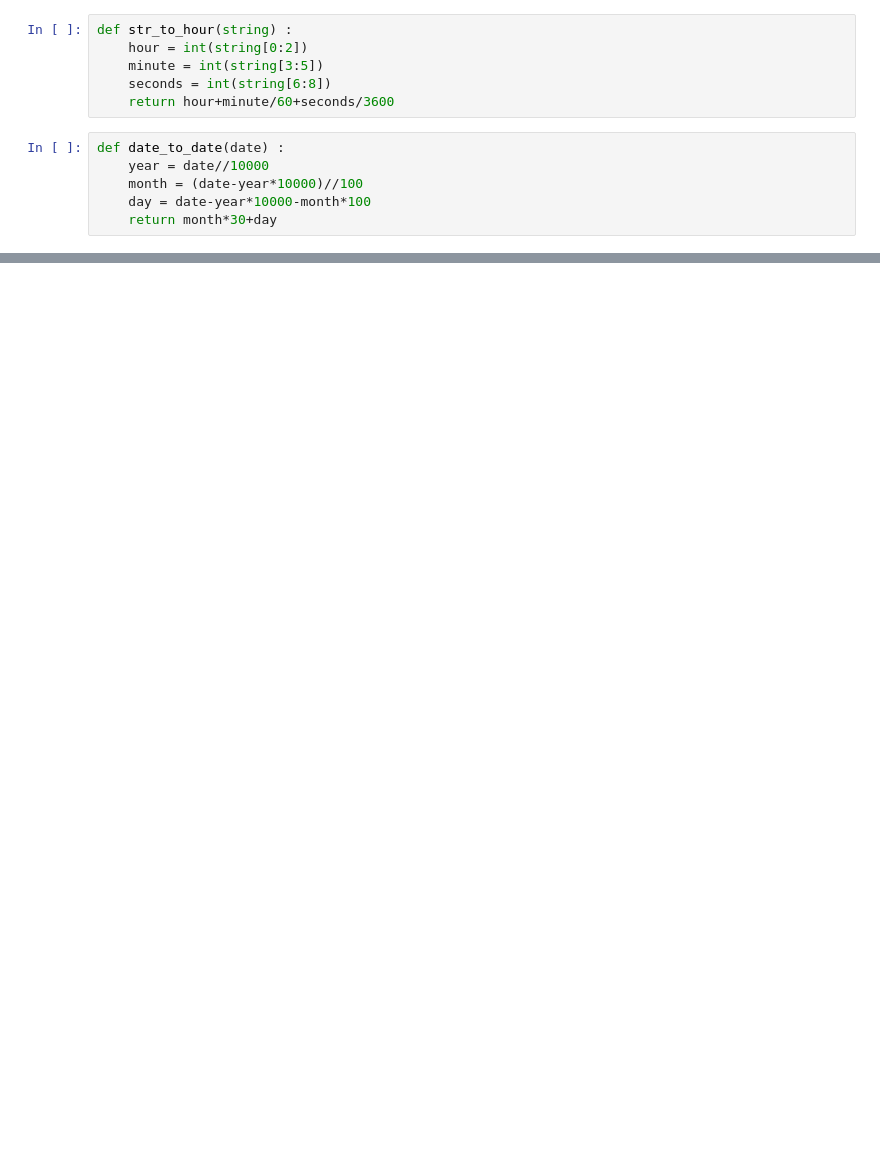
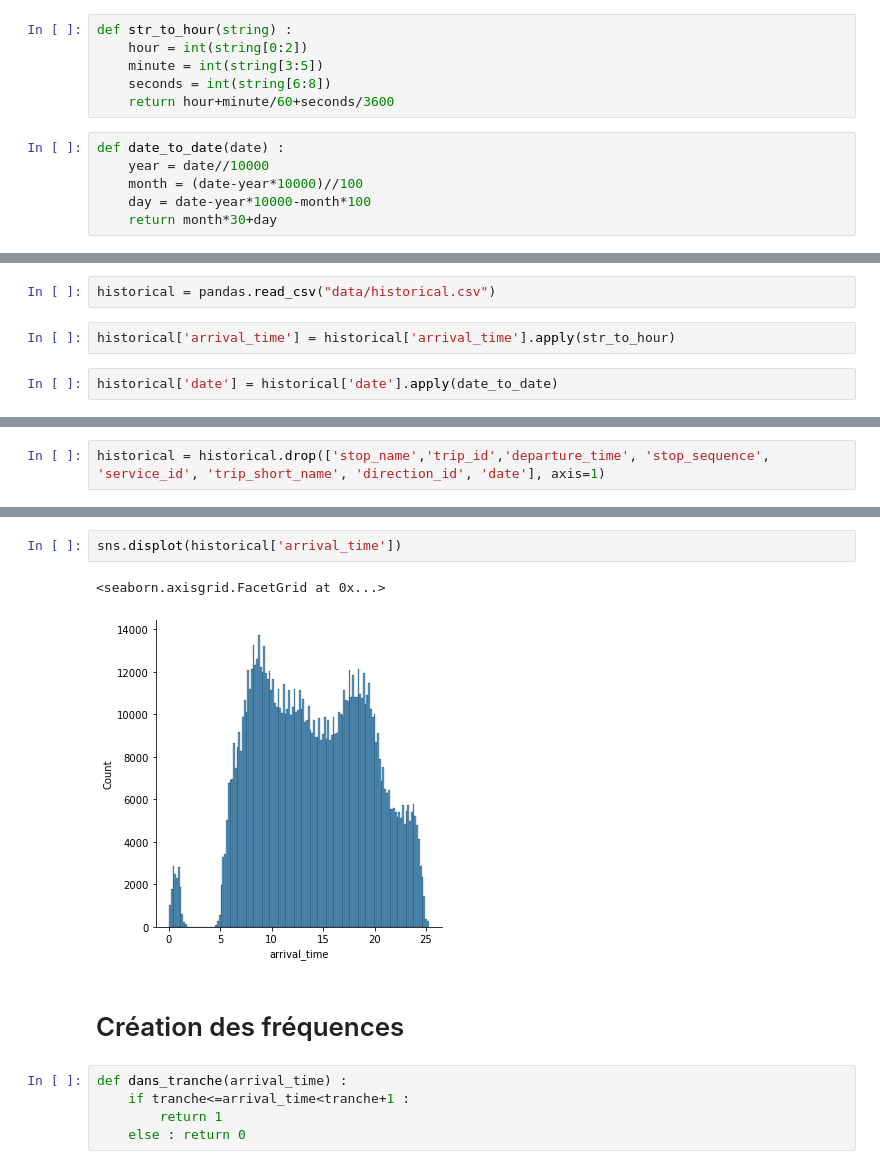
Before and after one commit to StanislasDOZIAS/INF442, a Jupyter notebook: preprocessing.ipynb, the cells around one changed output, grey strips where cells are left out. Cells and saved outputs as stored; diff of their text form; blank space fills up the shorter version.

```diff
--- a/preprocessing.ipynb
+++ b/preprocessing.ipynb
@@ -95,0 +138,6 @@ def date_to_date(date) :
+# %%
+historical = pandas.read_csv("data/historical.csv")
+# %%
+historical['arrival_time'] = historical['arrival_time'].apply(str_to_hour)
+# %%
+historical['date'] = historical['date'].apply(date_to_date)
@@ -95,0 +146,2 @@ def date_to_date(date) :
+# %%
+historical = historical.drop(['stop_name','trip_id','departure_time', 'stop_sequence', 'service_id', 'trip_short_name', 'direction_id', 'date'], axis=1)
@@ -95,0 +169,12 @@ def date_to_date(date) :
+# %%
+sns.displot(historical['arrival_time'])
+# %% [output]
+<seaborn.axisgrid.FacetGrid at 0x...>
+[figure, added]
+# %% [markdown]
+# Création des fréquences
+# %%
+def dans_tranche(arrival_time) :
+    if tranche<=arrival_time<tranche+1 :
+        return 1
+    else : return 0
```
Also changed, not shown: parts of 49 cells of this notebook.
